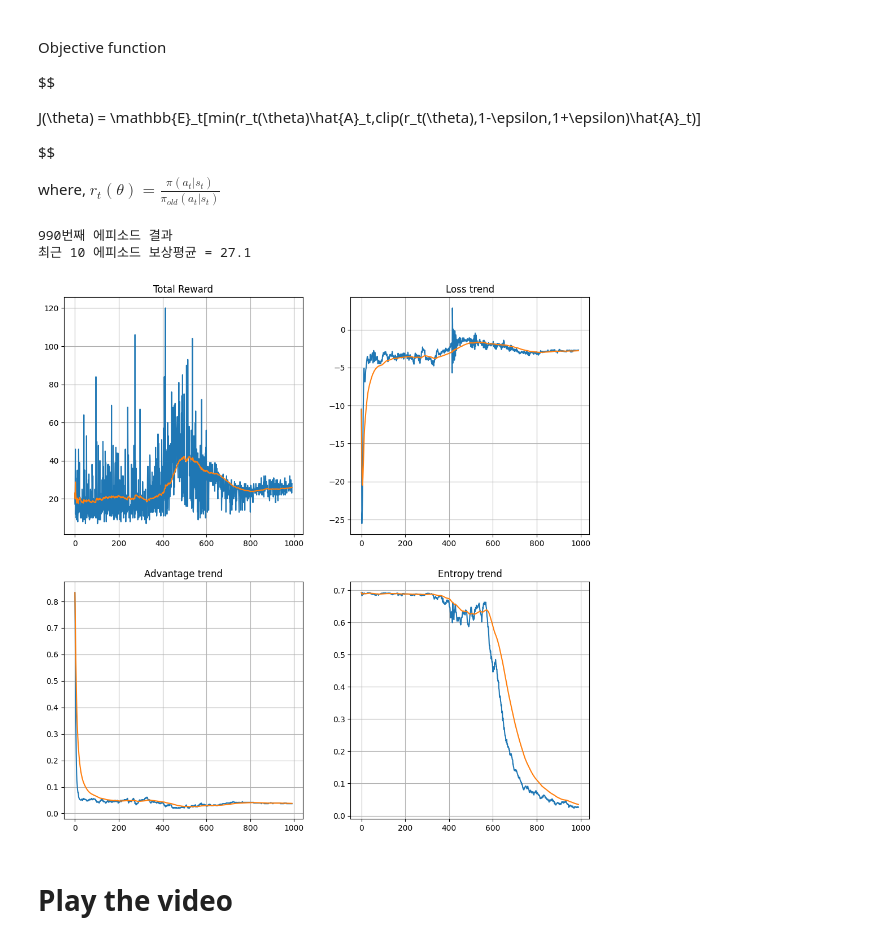
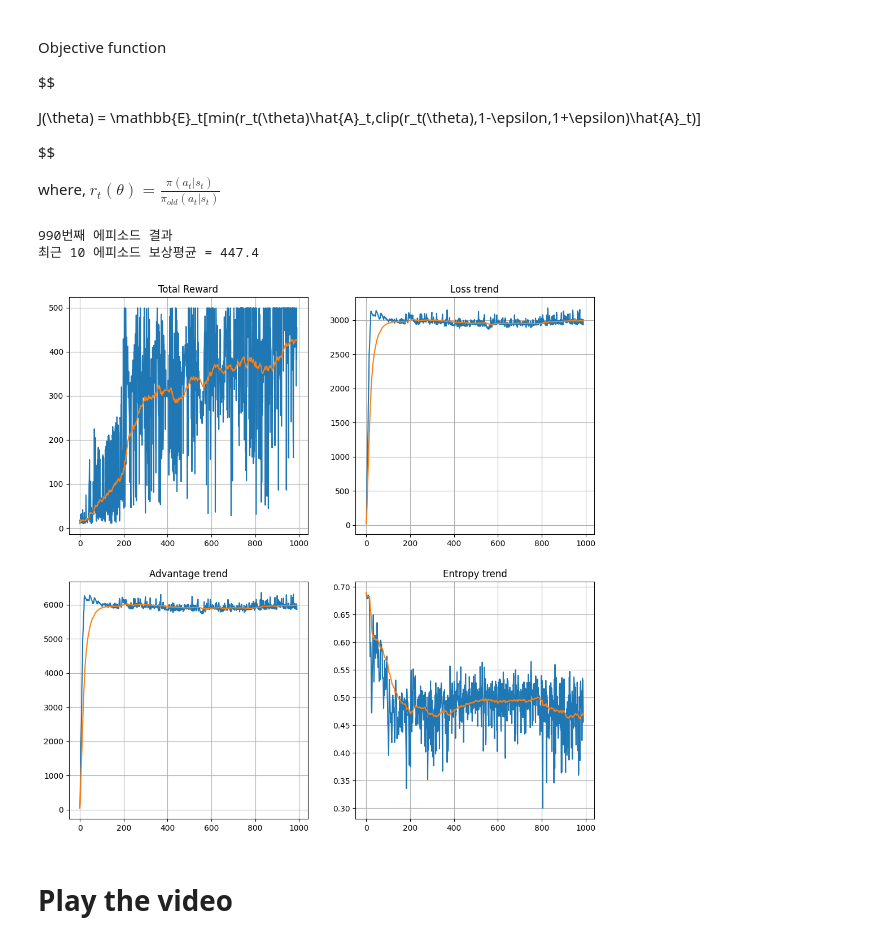
Before and after one commit to bjpublic/Reinforcement_learning, a Jupyter notebook: Chapter06/6장_PPO_CartPole.ipynb, the cells around one changed output. Saved outputs shown, nothing was run; the diff lists cells and outputs as text; code cells hidden in the pictures.

```diff
--- a/Chapter06/6장_PPO_CartPole.ipynb
+++ b/Chapter06/6장_PPO_CartPole.ipynb
@@ -83,9 +83,9 @@ class PPO_agent(nn.Module):
         return action
 # %%
 gamma=0.99
-scheduler_gamma=0.999
-scheduler_step=10
-epsilon = 1e-02
+scheduler_gamma=0.995
+scheduler_step=1000
+epsilon = 1e-04
 eps = 0.2
 value_ratio=0.5
 
@@ -110,13 +110,19 @@ where,
 $r_t(\theta) = \frac{\pi{(a_t \vert s_t)}}{\pi_{old}(a_t \vert s_t)}$
 # %%
 agent = PPO_agent(num_state,num_action).to(device)
+old_agent = PPO_agent(num_state,num_action).to(device)
+old_agent.load_state_dict(agent.state_dict())
 optimizer = optim.Adam(agent.parameters(),lr=learning_rate)
 scheduler = optim.lr_scheduler.StepLR(optimizer,step_size=scheduler_step,gamma=scheduler_gamma)
 # %%
-def PPO_update(histories, num_update=3, agent=agent, optimizer=optimizer,scheduler=scheduler):
-    states, actions, policies, rewards, next_states, dones = histories
-    old_proba = torch.Tensor(policies).to(device).detach()
+def PPO_update(histories, num_update=3):
+    old_agent.load_state_dict(agent.state_dict())
+    states, actions, rewards, next_states, dones = histories
+    #old_proba = torch.Tensor(policies).to(device).detach()
     torch_state = torch.Tensor(states).to(device)
+    old_proba,_ = old_agent(torch_state)
+    old_proba = F.softmax(old_proba,dim=-1)
+    old_proba = torch.gather(old_proba, 1, torch.tensor(actions).unsqueeze(1).to(device)).detach()
     torch_next_state = torch.Tensor(next_states).to(device)
     for _ in range(num_update):
         policy, value = agent(torch_state)
@@ -127,10 +133,13 @@ def PPO_update(histories, num_update=3, agent=agent, optimizer=optimizer,schedul
         #old_proba = torch.Tensor(policies).to(device)
         ratio = torch.exp(torch.log(cur_proba)-torch.log(old_proba))
 
-        td_target = torch.Tensor(rewards).to(device) + gamma * next_value * torch.Tensor(dones).to(device)
-        td_delta = td_target - value
-        td_delta = td_delta.detach().cpu().numpy()
-        advantage = torch.Tensor(discounted_reward(td_delta)).to(device)
+        returns =torch.Tensor(discounted_reward(rewards)).to(device).view(-1,1)
+        #td_target = torch.Tensor(rewards).to(device) + gamma * next_value * (1-torch.Tensor(dones).to(device))
+        td_target = returns + gamma * next_value*(1-torch.Tensor(dones).to(device))
+        advantage = td_target - value
+        advantage = (advantage - advantage.mean())/advantage.std()
+        #td_delta = td_delta.detach().cpu().numpy()
+        #advantage = torch.Tensor(discounted_reward(td_delta)).to(device)
 
         surr_1 = ratio*advantage
         surr_2 = torch.clip(ratio, 1-eps, 1+eps)*advantage
@@ -148,7 +157,7 @@ def PPO_update(histories, num_update=3, agent=agent, optimizer=optimizer,schedul
     return loss.item(), -clip_loss.mean().item(), critic_loss.mean().item(), entropy.mean().item()
 # %%
 reward_record, loss_record, critic_record, entropy_record = [], [], [], []
-states, actions, policies, rewards, next_states, dones = [],[],[],[],[], []
+states, actions, rewards, next_states, dones = [],[],[],[],[]
 for ep in range(max_episode):
     total_reward = 0
     state = env.reset()
@@ -156,14 +165,12 @@ for ep in range(max_episode):
     while True:
         torch_state = torch.Tensor(state[None]).to(device)
         policy, value = agent(torch_state)
-        soft_policy = F.softmax(policy,dim=-1).squeeze()
+        #soft_policy = F.softmax(policy,dim=-1).squeeze()
         action =  agent.sample_actions(torch_state)
-        prob_a = soft_policy[action]
         next_state, reward, done, _ = env.step(action)
 
         states = FIFO(state, states)
         actions = FIFO(action, actions)
-        policies = FIFO(prob_a, policies)
         rewards = FIFO(reward, rewards)
         next_states = FIFO(next_state, next_states)
         dones = FIFO(done, dones)
@@ -173,7 +180,7 @@ for ep in range(max_episode):
 
         state = next_state
         total_reward += reward
-    history = (states, actions, policies, rewards, next_states, dones)
+    history = (states, actions, rewards, next_states, dones)
     # Episode finish -> update agent model
     loss,clip,critic,entropy = PPO_update(history, update_per_episode)
     reward_record.append(total_reward)
@@ -192,35 +199,35 @@ for ep in range(max_episode):
         plt.title("Total Reward")
         plt.plot(reward_record)
         plt.plot(moving_average(reward_record))
         plt.grid()
 
         plt.subplot(2,2,2)
         plt.title("Loss trend")
         plt.plot(loss_record)
         plt.plot(moving_average(loss_record))
         plt.grid()
 
         plt.subplot(2,2,3)
         plt.title("Advantage trend")
         plt.plot(critic_record)
         plt.plot(moving_average(critic_record))
         plt.grid()
 
         plt.subplot(2,2,4)
         plt.title("Entropy trend")
         plt.plot(entropy_record)
         plt.plot(moving_average(entropy_record))
         plt.grid()
 
         plt.show()
 
     if np.mean(reward_record[-10:]) >= 400:
         best_agent = copy.deepcopy(agent)
         torch.save(best_agent,'./ckpt/CartPole/PPO_bestagent.pth')
 # %% [output]
 990번째 에피소드 결과
-최근 10 에피소드 보상평균 = 27.1
+최근 10 에피소드 보상평균 = 447.4
-[figure, old version]
+[figure, new version]
 # %% [markdown]
 # Play the video
 # %%
```
